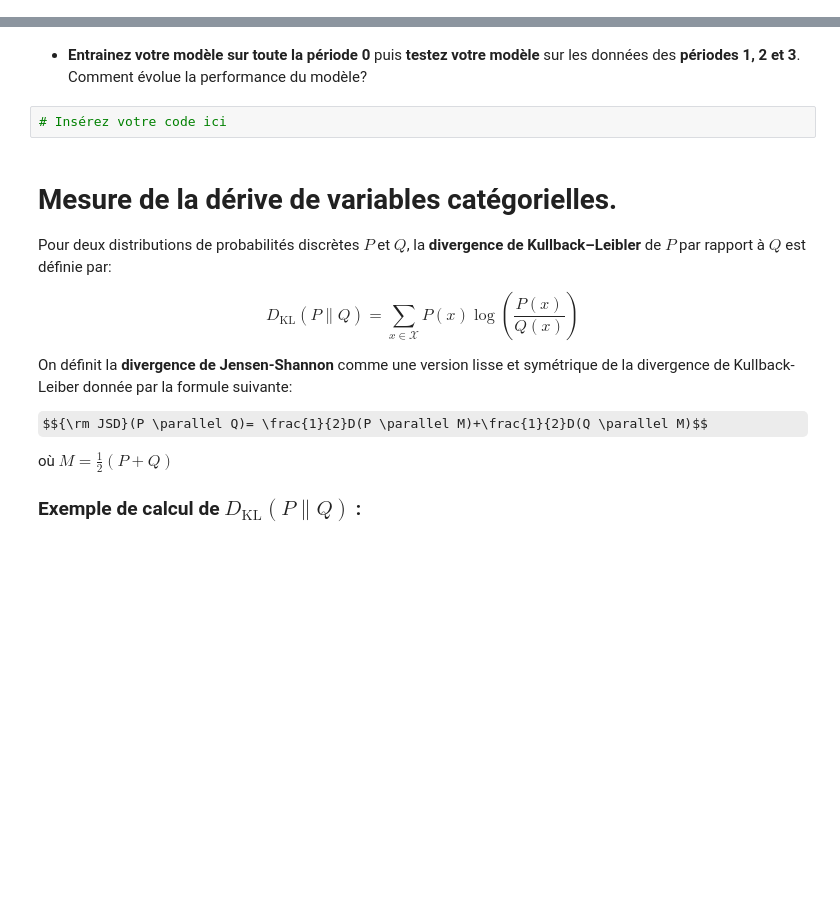
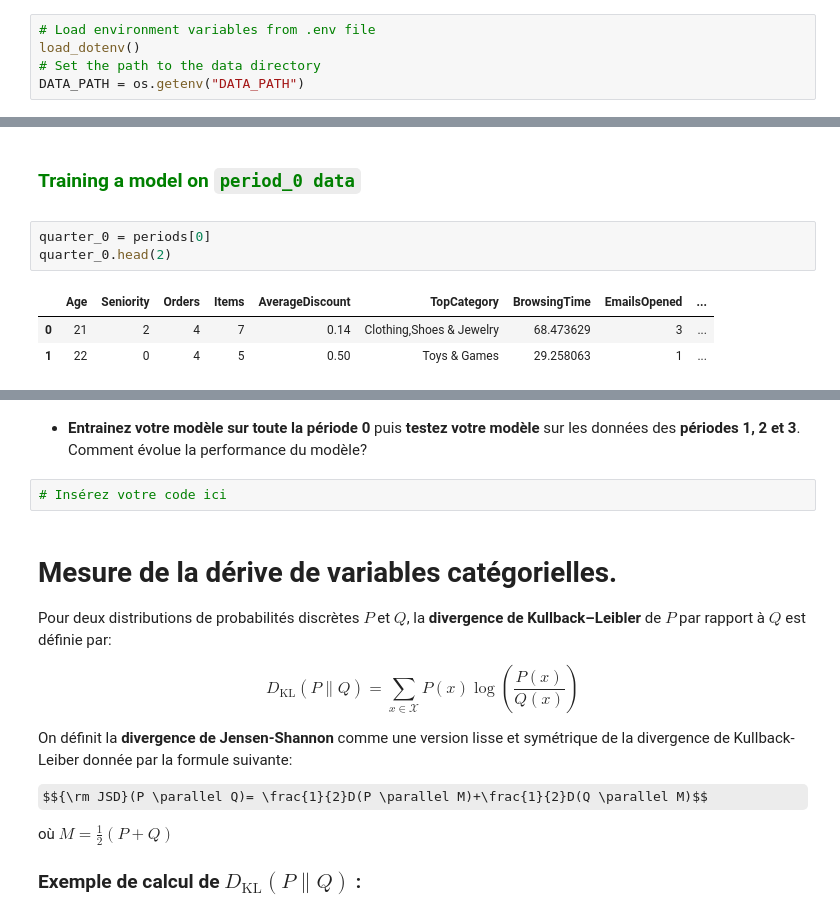
Before and after one commit to labrijisaad/Technical-Test-AXA-Direct-Assurance, a Jupyter notebook: notebooks/TestTechniqueDerive_Sujet.ipynb, the cells around one changed output, grey strips where cells are left out. Drawn from its saved outputs; the diff is of its cells as text; some formulas as TeX source; blank space fills up the shorter version.

```diff
--- a/notebooks/TestTechniqueDerive_Sujet.ipynb
+++ b/notebooks/TestTechniqueDerive_Sujet.ipynb
@@ -48,0 +92,5 @@ Ensuite, vous devrez **implémenter des métriques de dérive** qui vous seront
+# %%
+# Load environment variables from .env file
+load_dotenv()
+# Set the path to the data directory
+DATA_PATH = os.getenv("DATA_PATH")
@@ -48,0 +114,9 @@ Ensuite, vous devrez **implémenter des métriques de dérive** qui vous seront
+# %% [markdown]
+### <p style="text-align:left"><span style="color:green">Training a model on `period_0 data`</span></p>
+# %%
+quarter_0 = periods[0]
+quarter_0.head(2)
+# %% [output]
+|  | Age | Seniority | Orders | Items | AverageDiscount | TopCategory | BrowsingTime | EmailsOpened | ... |
+| 0 | 21 | 2 | 4 | 7 | 0.14 | Clothing,Shoes & Jewelry | 68.473629 | 3 | ... |
+| 1 | 22 | 0 | 4 | 5 | 0.50 | Toys & Games | 29.258063 | 1 | ... |
```
Also changed, not shown: parts of 23 cells of this notebook, 3 other files.
